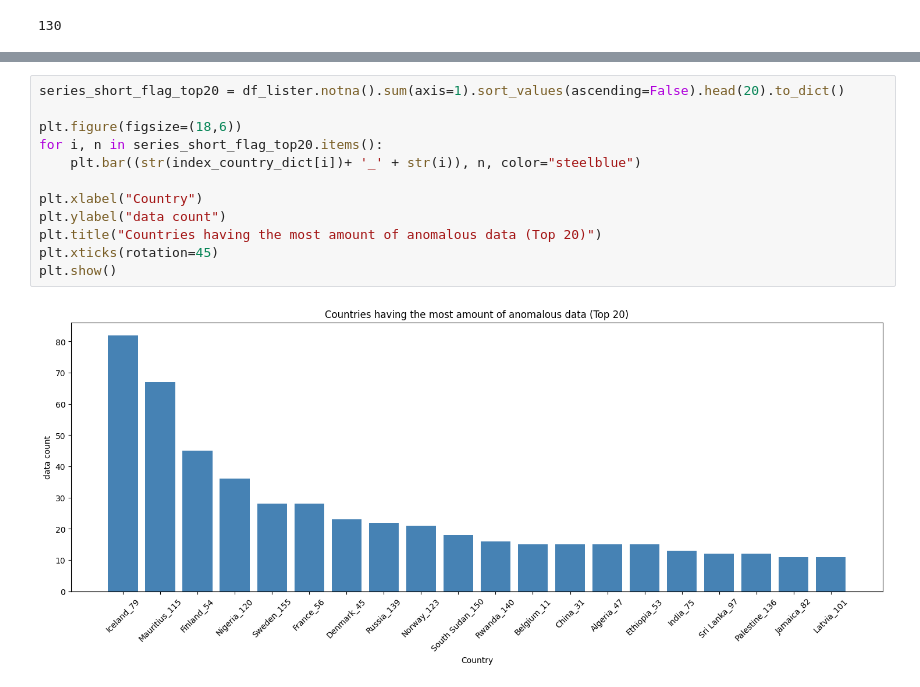
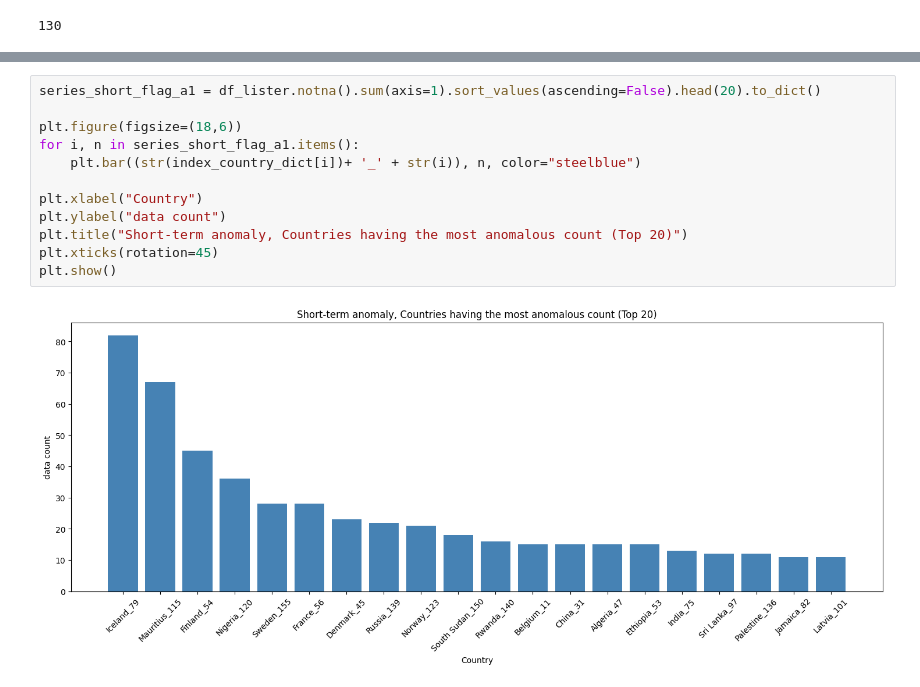
Before and after one commit to RaphaFang/sdu-25-final-team-project, a Jupyter notebook: modules/si_yu.ipynb, the cells around one changed output, grey strips where cells are left out. Saved outputs shown, nothing was run; the diff lists cells and outputs as text.

```diff
--- a/modules/si_yu.ipynb
+++ b/modules/si_yu.ipynb
@@ -79,14 +79,14 @@ len(n_holder) # 130, means 130/184 countries hit the short alert
 # %%
-series_short_flag_top20 = df_lister.notna().sum(axis=1).sort_values(ascending=False).head(20).to_dict()
+series_short_flag_a1 = df_lister.notna().sum(axis=1).sort_values(ascending=False).head(20).to_dict()
 
 plt.figure(figsize=(18,6))
-for i, n in series_short_flag_top20.items():
+for i, n in series_short_flag_a1.items():
     plt.bar((str(index_country_dict[i])+ '_' + str(i)), n, color="steelblue")
 
 plt.xlabel("Country")
 plt.ylabel("data count")
-plt.title("Countries having the most amount of anomalous data (Top 20)")
+plt.title("Short-term anomaly, Countries having the most anomalous count (Top 20)")
 plt.xticks(rotation=45)
 plt.show()
 # %% [output]
-[figure, old version]
+[figure, new version]
```
Also changed, not shown: parts of 15 cells of this notebook.
